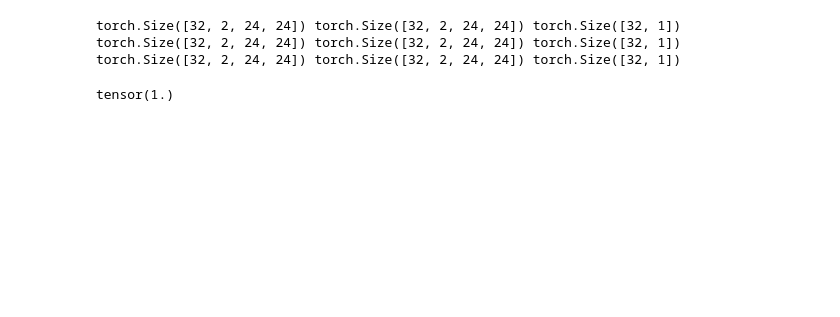
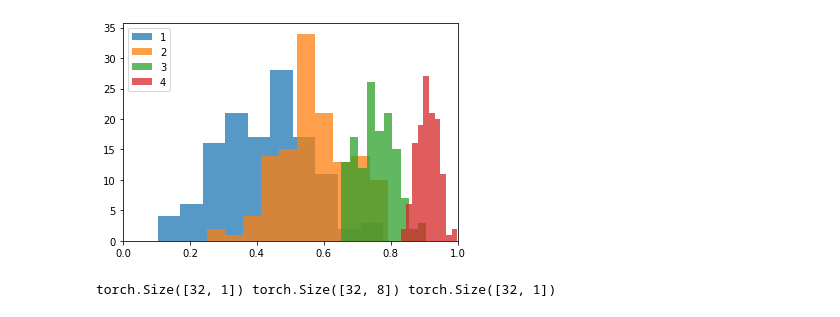
Before and after one commit to scribbler00/fastrenewables, a Jupyter notebook: nbs/00g_synthetic_data.ipynb, the cells around one changed output. Cells and saved outputs as stored; diff of their text form; code cells hidden in the pictures; blank space fills up the shorter version.

```diff
--- a/nbs/00g_synthetic_data.ipynb
+++ b/nbs/00g_synthetic_data.ipynb
@@ -60,11 +40,0 @@ torch.Size([32, 2, 24]) torch.Size([32, 2, 24]) torch.Size([32, 1])
-# %%
-n_dim = 4
-data = DummyDataset(n_dim=n_dim)
-dl = torch.utils.data.DataLoader(data, batch_size=32, shuffle=True, drop_last=True)
-for x_cat, x_cont, y in dl:
-    print(x_cat.shape, x_cont.shape, y.shape)
-    assert(x_cat.dim()==x_cont.dim()==n_dim)
-# %% [output]
-torch.Size([32, 2, 24, 24]) torch.Size([32, 2, 24, 24]) torch.Size([32, 1])
-torch.Size([32, 2, 24, 24]) torch.Size([32, 2, 24, 24]) torch.Size([32, 1])
-torch.Size([32, 2, 24, 24]) torch.Size([32, 2, 24, 24]) torch.Size([32, 1])
@@ -70,0 +93,30 @@ torch.Size([32, 2, 24, 24]) torch.Size([32, 2, 24, 24]) torch.Size([32, 1])
+# %%
+# hide
+
+n_samples = 1000
+n_classes = 4
+batch_size = 512
+
+data = GaussianDataset(n_samples=n_samples, n_classes=n_classes)
+dl = torch.utils.data.DataLoader(data, batch_size=batch_size, shuffle=True, drop_last=True)
+for x_cat, x_cont, y in dl:
+    #print(x_cat.shape, x_cont.shape, y.shape)
+    break
+# %%
+# export
+
+def plot_class_hists(x_cat, x_cont):
+    plt.figure()
+    for c in x_cat.unique():
+        x_plot = x_cont[x_cat==c]
+        plt.hist(x_plot.reshape(1, -1), alpha=0.75, label=f'{int(c)}')
+    plt.xlim(0, 1)
+    plt.legend()
+    plt.show()
+    return
+# %%
+# hide
+
+plot_class_hists(x_cat, x_cont)
+# %% [output]
+[figure, added]
@@ -71,2 +153,12 @@ torch.Size([32, 2, 24, 24]) torch.Size([32, 2, 24, 24]) torch.Size([32, 1])
+# %%
+# hide
+
+data = ClassificationDataset()
+dl = torch.utils.data.DataLoader(data, batch_size=32, shuffle=True, drop_last=True)
+for x_cat, x_cont, y in dl:
+    print(x_cat.shape, x_cont.shape, y.shape)
+    break
+# %% [output]
+torch.Size([32, 1]) torch.Size([32, 8]) torch.Size([32, 1])
 # %%
 # export
@@ -118,8 +221,4 @@ class SineDataset(torch.utils.data.Dataset):
         x_cont = self.cont_data[idx, :]
         y = self.target[idx, :]
         return x_cat, x_cont, y
-# %%
-x_cat.min()
-# %% [output]
-tensor(1.)
 # %%
```
Also changed, not shown: parts of 12 cells of this notebook, 17 other files.
